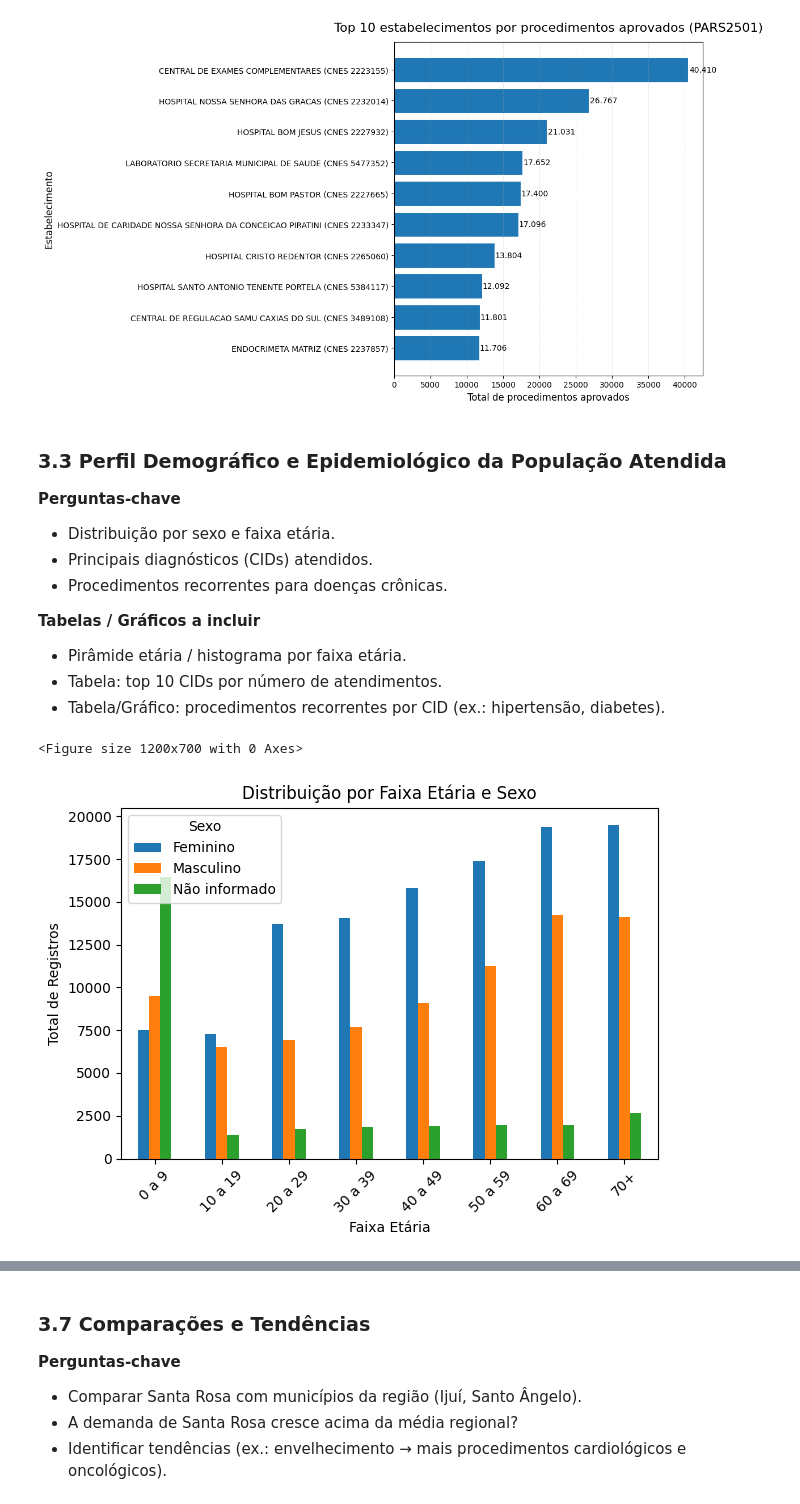
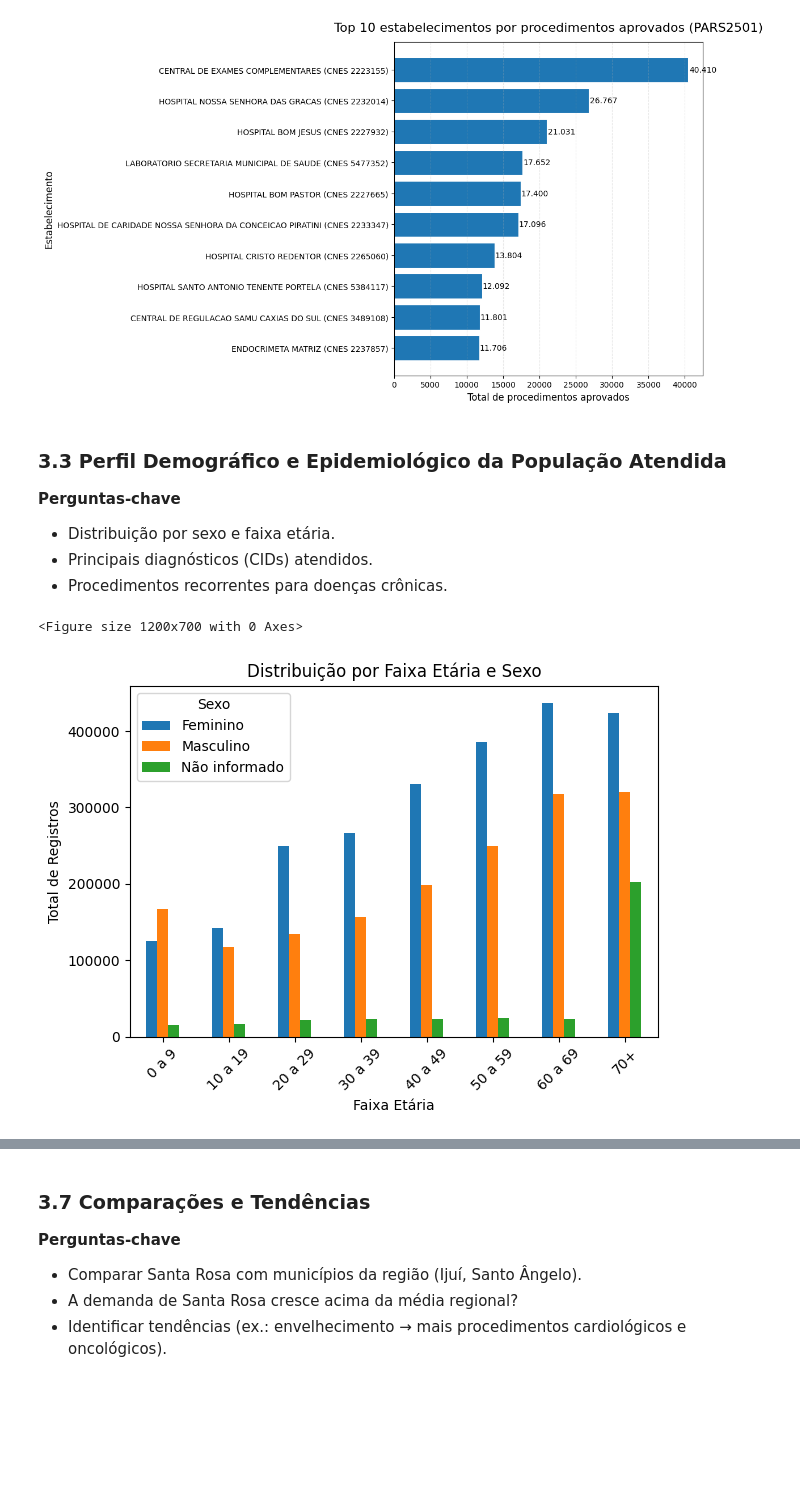
Before and after one commit to piril4mp0/python-pandas-datasus, a Jupyter notebook: notebook.ipynb, the cells around one changed output, grey strips where cells are left out. Saved outputs shown, nothing was run; the diff lists cells and outputs as text; code cells hidden in the pictures; blank space fills up the shorter version.

```diff
--- a/notebook.ipynb
+++ b/notebook.ipynb
@@ -360,18 +368,14 @@ plt.show()
 - Distribuição por sexo e faixa etária.
 - Principais diagnósticos (CIDs) atendidos.
 - Procedimentos recorrentes para doenças crônicas.
-
-**Tabelas / Gráficos a incluir**
-- Pirâmide etária / histograma por faixa etária.
-- Tabela: top 10 CIDs por número de atendimentos.
-- Tabela/Gráfico: procedimentos recorrentes por CID (ex.: hipertensão, diabetes).
 # %%
+# Distribuição por sexo e faixa etaria
 import pandas as pd
 import matplotlib.pyplot as plt
 import mysql.connector
 
 connection = mysql.connector.connect(
-    host='localhost',
+    host='192.168.196.63',
     user='root',
     password='ABC!abc123',
     database='projeto1'
@@ -395,31 +399,31 @@ SELECT
         WHEN CAST(PA_IDADE AS UNSIGNED) >= 70 THEN '70+'
         ELSE 'Idade inválida ou nula'
     END AS Faixa_Etaria,
     COUNT(*) AS Total,
     ROUND(
         COUNT(*) * 100.0 / (SELECT COUNT(*) FROM pars WHERE PA_SEXO IS NOT NULL),
         2
     ) AS Percentual
 FROM pars
 WHERE PA_IDADE IS NOT NULL
 GROUP BY Sexo, Faixa_Etaria
 ORDER BY Sexo, MIN(CAST(PA_IDADE AS UNSIGNED));
 
 """
 
 df = pd.read_sql(QUERY, connection)
 
 # Organiza os dados para o gráfico
 pivot = df.pivot(index='Faixa_Etaria', columns='Sexo', values='Total').fillna(0)
 
 plt.figure(figsize=(12,7))
 pivot.plot(kind='bar')
 plt.title('Distribuição por Faixa Etária e Sexo')
 plt.xlabel('Faixa Etária')
 plt.ylabel('Total de Registros')
 plt.xticks(rotation=45)
 plt.tight_layout()
 plt.show()
 # %% [output]
 <Figure size 1200x700 with 0 Axes>
-[figure, old version]
+[figure, new version]
```
Also changed, not shown: parts of 9 cells of this notebook, 1 other file.
